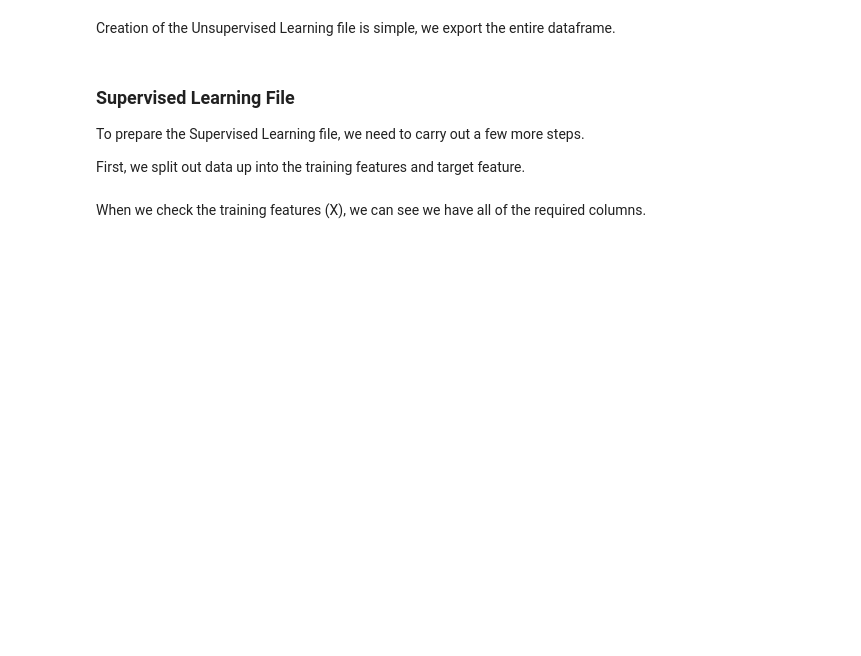
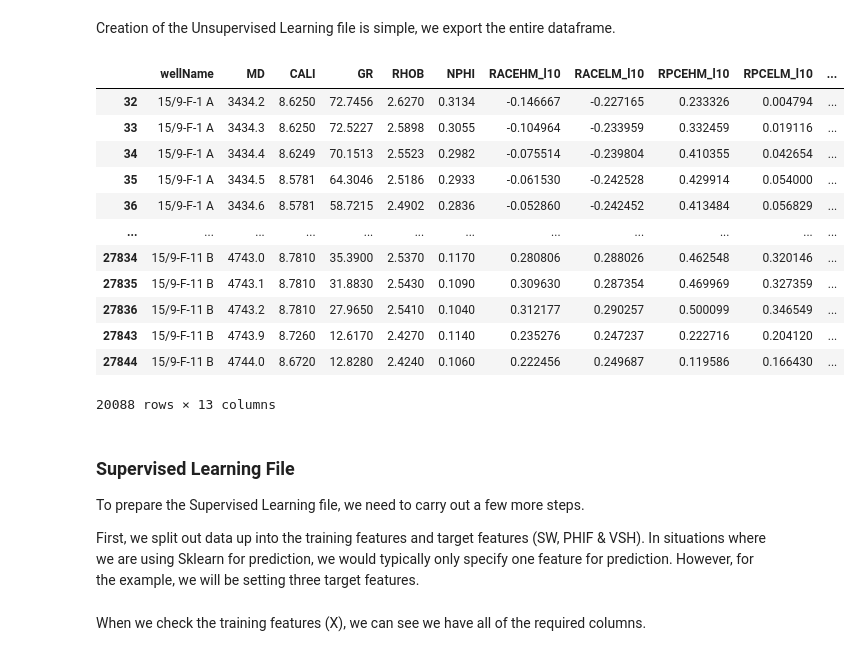
Before and after one commit to SPWLA-ORG/spwla2021_ml_workshop, a Jupyter notebook: 1.3 - Outlier Detection.ipynb, the cells around one changed output. Saved outputs shown, nothing was run; the diff lists cells and outputs as text; code cells hidden in the pictures; blank space fills up the shorter version.

```diff
--- a/1.3 - Outlier Detection.ipynb
+++ b/1.3 - Outlier Detection.ipynb
@@ -417,11 +417,27 @@ Creation of the Unsupervised Learning file is simple, we export the entire dataf
 # %%
 # Unsupervised Learning File
 output_df.to_csv('processed_data/UL_Features.csv')
+# %%
+output_df
+# %% [output]
+|  | wellName | MD | CALI | GR | RHOB | NPHI | RACEHM_l10 | RACELM_l10 | RPCEHM_l10 | RPCELM_l10 | ... |
+| 32 | 15/9-F-1 A | 3434.2 | 8.6250 | 72.7456 | 2.6270 | 0.3134 | -0.146667 | -0.227165 | 0.233326 | 0.004794 | ... |
+| 33 | 15/9-F-1 A | 3434.3 | 8.6250 | 72.5227 | 2.5898 | 0.3055 | -0.104964 | -0.233959 | 0.332459 | 0.019116 | ... |
+| 34 | 15/9-F-1 A | 3434.4 | 8.6249 | 70.1513 | 2.5523 | 0.2982 | -0.075514 | -0.239804 | 0.410355 | 0.042654 | ... |
+| 35 | 15/9-F-1 A | 3434.5 | 8.5781 | 64.3046 | 2.5186 | 0.2933 | -0.061530 | -0.242528 | 0.429914 | 0.054000 | ... |
+| 36 | 15/9-F-1 A | 3434.6 | 8.5781 | 58.7215 | 2.4902 | 0.2836 | -0.052860 | -0.242452 | 0.413484 | 0.056829 | ... |
+| ... | ... | ... | ... | ... | ... | ... | ... | ... | ... | ... | ... |
+| 27834 | 15/9-F-11 B | 4743.0 | 8.7810 | 35.3900 | 2.5370 | 0.1170 | 0.280806 | 0.288026 | 0.462548 | 0.320146 | ... |
+| 27835 | 15/9-F-11 B | 4743.1 | 8.7810 | 31.8830 | 2.5430 | 0.1090 | 0.309630 | 0.287354 | 0.469969 | 0.327359 | ... |
+| 27836 | 15/9-F-11 B | 4743.2 | 8.7810 | 27.9650 | 2.5410 | 0.1040 | 0.312177 | 0.290257 | 0.500099 | 0.346549 | ... |
+| 27843 | 15/9-F-11 B | 4743.9 | 8.7260 | 12.6170 | 2.4270 | 0.1140 | 0.235276 | 0.247237 | 0.222716 | 0.204120 | ... |
+| 27844 | 15/9-F-11 B | 4744.0 | 8.6720 | 12.8280 | 2.4240 | 0.1060 | 0.222456 | 0.249687 | 0.119586 | 0.166430 | ... |
+20088 rows × 13 columns
 # %% [markdown]
 ### Supervised Learning File
 To prepare the Supervised Learning file, we need to carry out a few more steps.
 
-First, we split out data up into the training features and target feature.
+First, we split out data up into the training features and target features (SW, PHIF & VSH). In situations where we are using Sklearn for prediction, we would typically only specify one feature for prediction. However, for the example, we will be setting three target features.
 # %%
 # Get a list of all of the columns in the
 data_features = list(output_df.columns)
```
Also changed, not shown: parts of 5 cells of this notebook, 5 other files.
